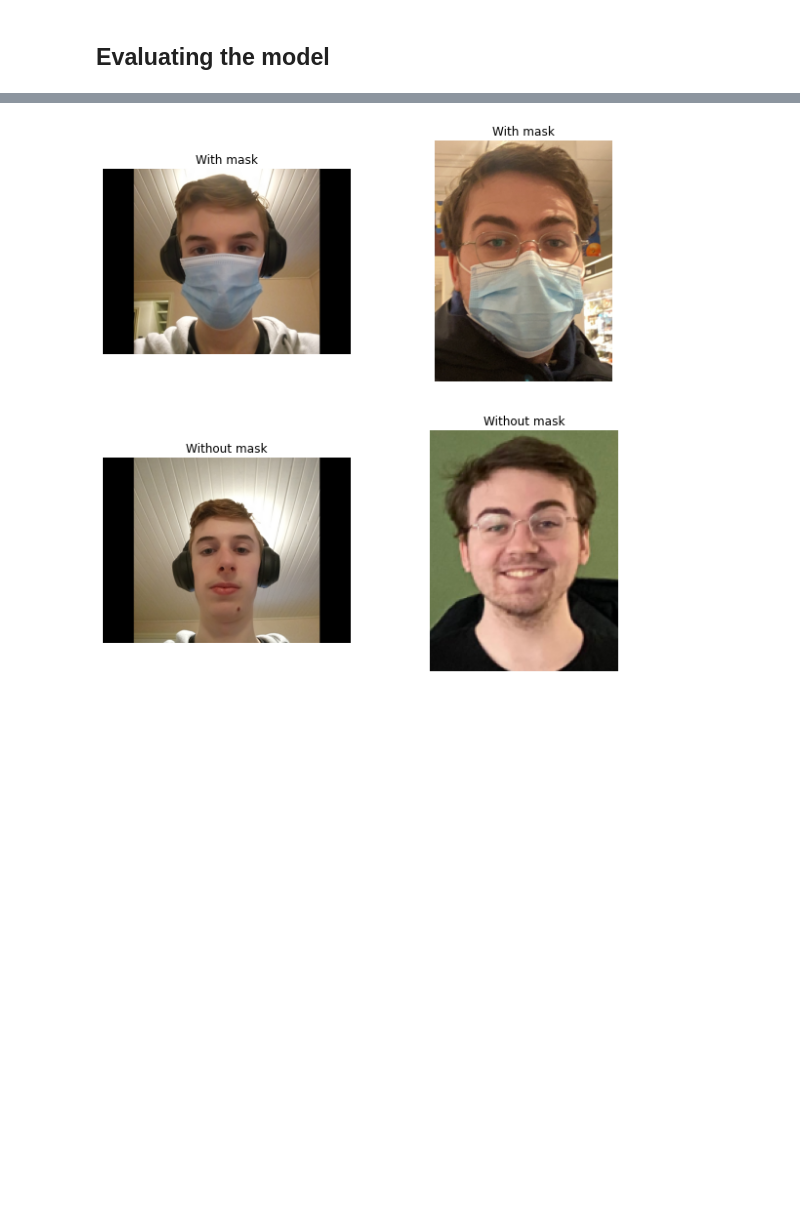
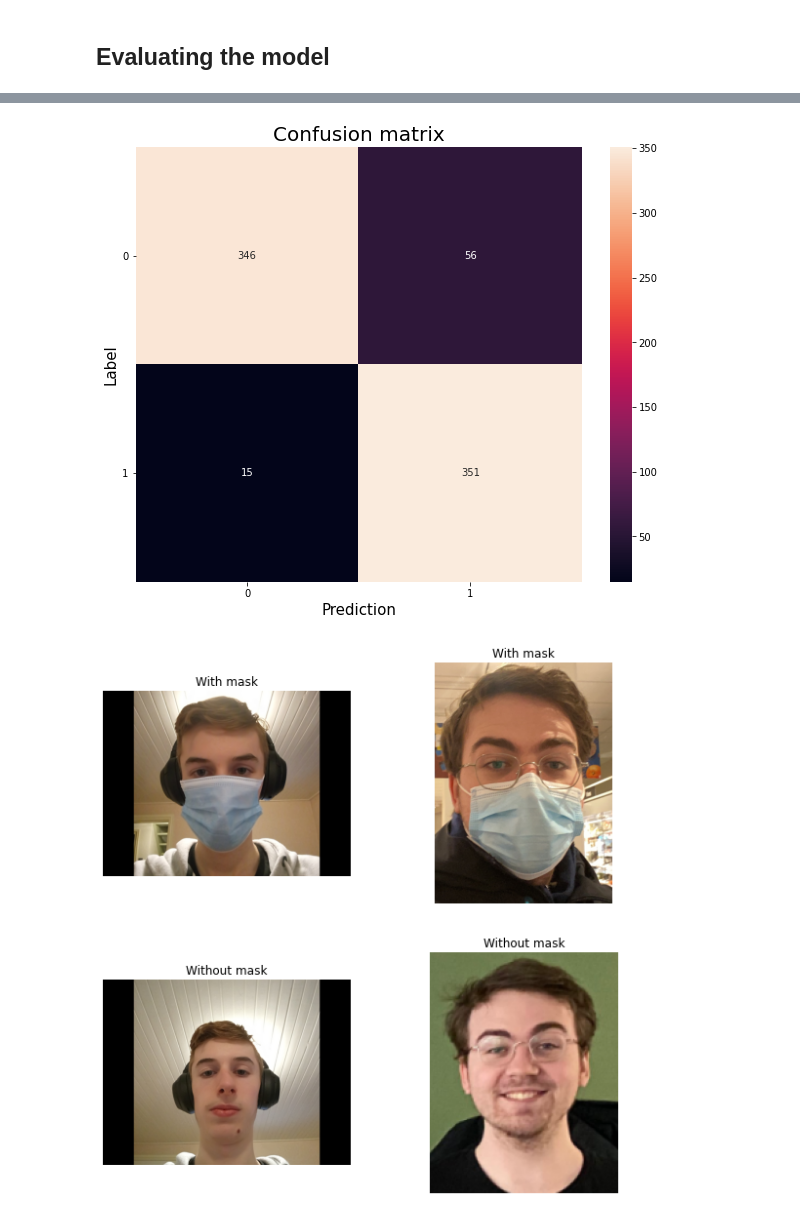
Before and after one commit to metalglove/mask-detection, a Jupyter notebook: models/experiments/Model Experiments - Face Mask Detection.ipynb, the cells around one changed output, grey strips where cells are left out. Saved outputs shown, nothing was run; the diff lists cells and outputs as text; code cells hidden in the pictures; blank space fills up the shorter version.

Commit message:
Fixed confusion matrix

```diff
--- a/models/experiments/Model Experiments - Face Mask Detection.ipynb
+++ b/models/experiments/Model Experiments - Face Mask Detection.ipynb
@@ -110,7 +110,7 @@ Epoch 30/100
 # %% [output]
 NameError: name 'model' is not defined
 # %%
-# model = tf.keras.models.load_model(root_path + '/models/cnn1')
+model = tf.keras.models.load_model(root_path + '/models/cnn1')
 # %%
 def visualise_results(history):
     def plot_graph(history, metric, label):
@@ -143,6 +136,0 @@ pred = model.predict(ds.actual_test_ds)
-# %%
-array = list()
-count=0
-for x,y in ds.actual_test_ds:
-    count+=1
-    array.append(y)
@@ -190,0 +137,8 @@ True
+# %%
+X = np.zeros((ds.test_size * batch_size, 200, 200, 3))
+y_true = np.zeros((ds.test_size * batch_size, 1))
+i = 0
+for x, y in ds.actual_test_ds.unbatch().as_numpy_iterator():
+    X[i] = x
+    y_true[i] = y
+    i += 1
@@ -190,0 +153,3 @@ True
+# %%
+y_pred = model.predict(X, verbose=1, batch_size=batch_size, steps=ds.test_size)
+y_pred = y_pred > 0.5
@@ -191 +158,15 @@ True
+# %%
+from sklearn.metrics import confusion_matrix
+import seaborn as sns
+
+confusion_mtx = confusion_matrix(y_true, y_pred)
+plt.figure(figsize=(10, 8))
+sns.heatmap(confusion_mtx,  annot=True, fmt='g')
+plt.title("Confusion matrix", fontsize=20)
+plt.xlabel('Prediction', fontsize=15)
+plt.ylabel('Label', fontsize=15)
+plt.yticks(rotation=0)
+plt.show()
+# %% [output]
+[figure, added]
 # %%
```
Also changed, not shown: parts of 10 cells of this notebook, 1 other file.
